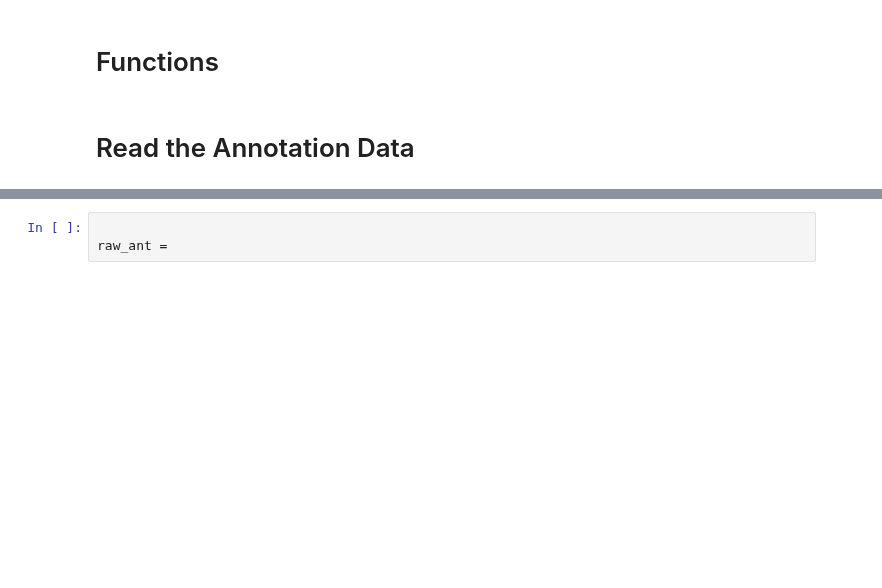
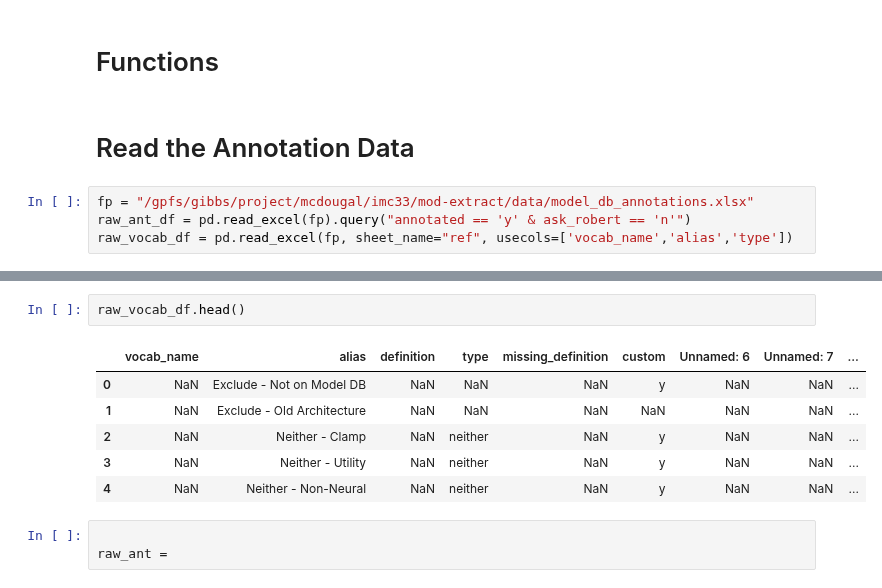
Before and after one commit to innacohen/mod-annotation, a Jupyter notebook: code/pipeline.ipynb, the cells around one changed output, grey strips where cells are left out. Drawn from its saved outputs; the diff is of its cells as text; blank space fills up the shorter version.

```diff
--- a/code/pipeline.ipynb
+++ b/code/pipeline.ipynb
@@ -33,3 +33,7 @@ import ast  # Helps convert string representations of lists
 # Functions
 # %% [markdown]
 # Read the Annotation Data
+# %%
+fp = "/gpfs/gibbs/project/mcdougal/imc33/mod-extract/data/model_db_annotations.xlsx"
+raw_ant_df = pd.read_excel(fp).query("annotated == 'y' & ask_robert == 'n'")
+raw_vocab_df = pd.read_excel(fp, sheet_name="ref", usecols=['vocab_name','alias','type'])
@@ -36,3 +154,12 @@ import ast  # Helps convert string representations of lists
+# %%
+raw_vocab_df.head()
+# %% [output]
+|  | vocab_name | alias | definition | type | missing_definition | custom | Unnamed: 6 | Unnamed: 7 | ... |
+| 0 | NaN | Exclude - Not on Model DB | NaN | NaN | NaN | y | NaN | NaN | ... |
+| 1 | NaN | Exclude - Old Architecture | NaN | NaN | NaN | NaN | NaN | NaN | ... |
+| 2 | NaN | Neither - Clamp | NaN | neither | NaN | y | NaN | NaN | ... |
+| 3 | NaN | Neither - Utility | NaN | neither | NaN | y | NaN | NaN | ... |
+| 4 | NaN | Neither - Non-Neural | NaN | neither | NaN | y | NaN | NaN | ... |
 # %%
 
 raw_ant =
```
Also changed, not shown: parts of 13 cells of this notebook.
